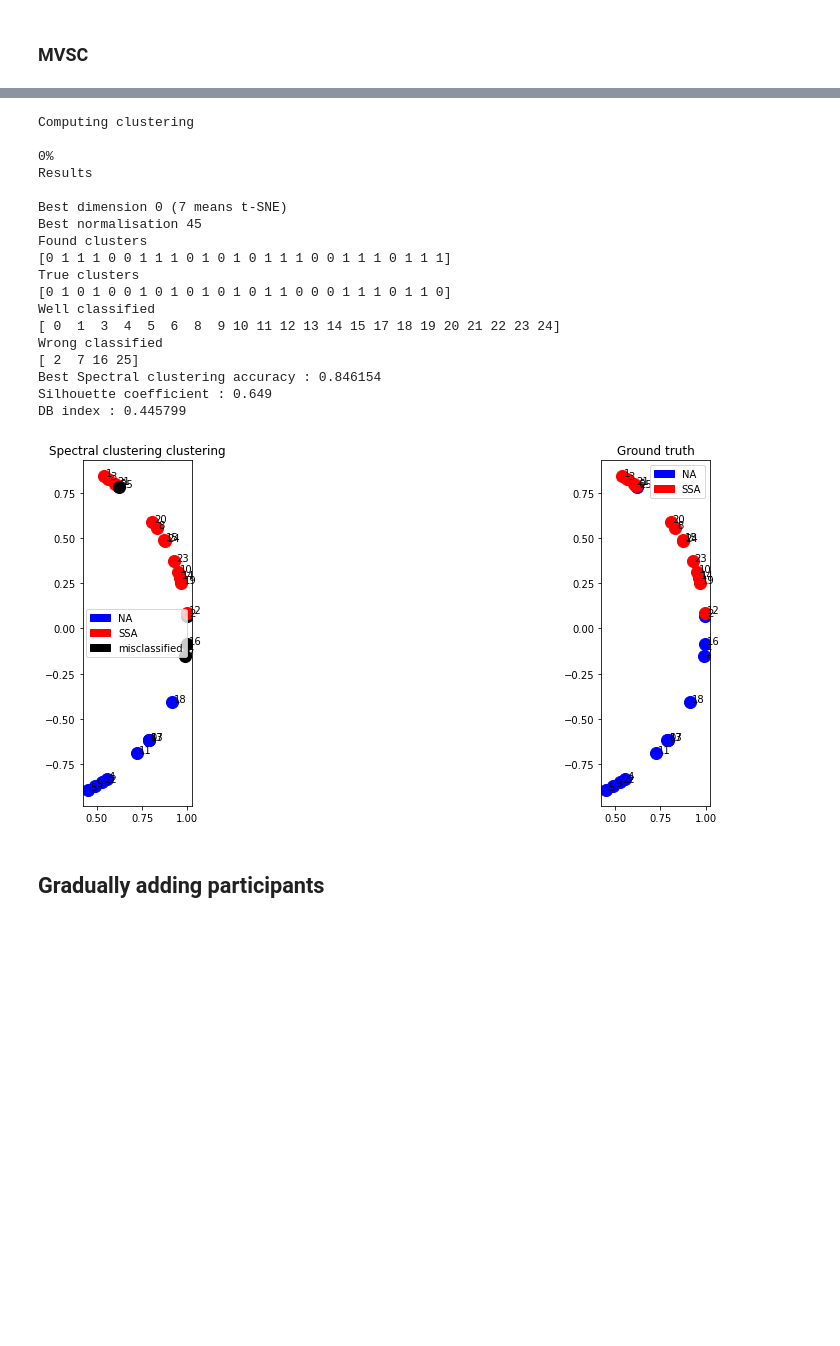
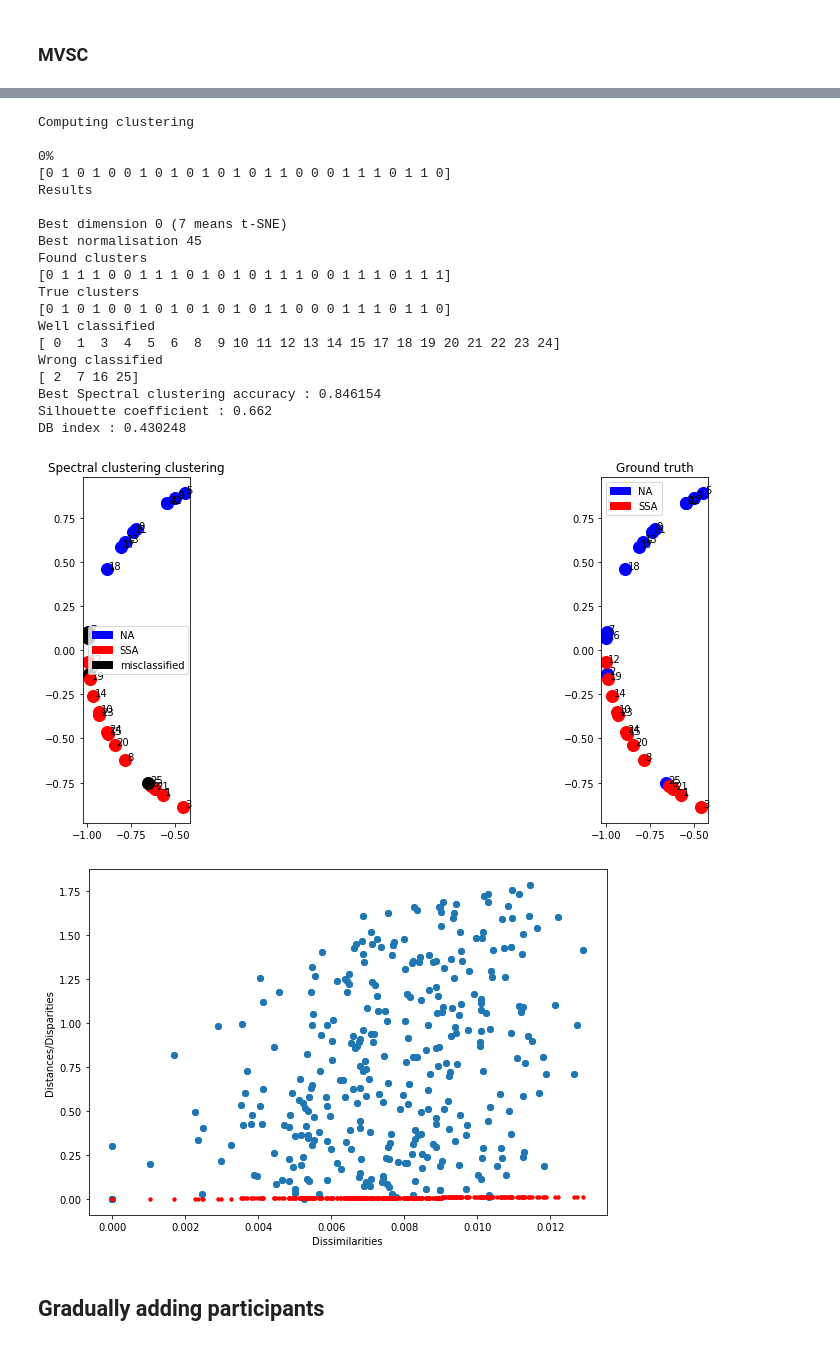
Before and after one commit to alexandremerasli/TFE, a Jupyter notebook: cluster_data.ipynb, the cells around one changed output, grey strips where cells are left out. Cells and saved outputs as stored; diff of their text form; code cells hidden in the pictures; blank space fills up the shorter version.

```diff
--- a/cluster_data.ipynb
+++ b/cluster_data.ipynb
@@ -1610,7 +1690,7 @@ for norm in np.linspace(1,45,2):
 from sklearn.cluster import KMeans
 
 mat = ['EEG','EDA','IBI']
-mat = ['EEG','EDA','IBI']
+mat = ['EDA','EEG']
 kmeans_result = MapMethodResults("k-means",random_init,n_neighbors = 2,nbParticipants=nbParticipants,mat=mat)
 kmeans = KMeans(n_clusters=2,n_init=100)
 kmeans_result.applyMethod(kmeans,dim=[10]) # 2D max I think, otherwise curse of dimensionnality
@@ -1618,6 +1698,7 @@ kmeans_result.applyMethod(kmeans,dim=[10]) # 2D max I think, otherwise curse of
 kmeans_result.twoClustersMethodResult()
 kmeans_result.showResultMap()
 plotPoints(kmeans_result.best_points,subjects=subjects,subjectsWithoutShift=subjectsWithoutShift)
+kmeans_result.shepardDiagram()
 #plt.scatter(kmeans.init[:,0],kmeans.init[:,1],s=200,marker='x') # if t-SNE and 1 coef
 print("DB index : %f " %kmeans_result.dbScore())
 #kmeans_result.writeProbaLabel()
@@ -1835,6 +1835,26 @@ class Results():
         self.singleRun = singleRun
         self.nbParticipants = nbParticipants
         self.mat = mat
+
+    def shepardDiagram(self):
+        plt.figure()
+        ax = plt.axes([0,0,1.2,1.2])
+        #ax.set_aspect(aspect='equal')
+
+        disparities = self.distance_matrix
+        order = np.lexsort((np.ravel(self.distance_matrix),np.ravel(disparities)))
+
+        computedDistances = pdist(self.best_points);
+        computedDistances = squareform(computedDistances);
+        computedDistances = euclidean_distances(self.best_points)
+
+        plt.scatter(np.ravel(self.distance_matrix),np.ravel(computedDistances))
+        plt.plot(np.ravel(self.distance_matrix)[order],np.ravel(disparities)[order],'r.')
+        plt.xlabel('Dissimilarities')
+        plt.ylabel('Distances/Disparities')
+        plt.title('')
+        corr = np.corrcoef(np.ravel(computedDistances),np.ravel(disparities))
+        return corr[1,0]
 
     def thresholdLabel(self):
         self.label = np.where(self.probaLabel<0.5,0,1)
@@ -1887,12 +1907,13 @@ class Results():
         for p in range(len(coefficients)):
             if (verbose):
                 print(str(int(p*100/len(coefficients))) + "%")
-            distance_matrix = computeDistanceMatrix(normalisation=coefficients[p],addCoef=add_coef)
+            self.distance_matrix = computeDistanceMatrix(normalisation=coefficients[p],addCoef=add_coef)
+            self.distance_matrix = computeDistanceMatrix(normalisation=1,addCoef=0,keepDiag=True)
 
             for i in dim: # Negative means PCoA, 7 means t-SNE, range(1,6) means metric MDS
                 if (isinstance(self,MapMethodResults)):
                     if (i<0):
-                        points = computePCoACoordinate(distance_matrix,n_comp=abs(i))
+                        points = computePCoACoordinate(self.distance_matrix,n_comp=abs(i))
                     elif (i==0):
                         # Not neighbors, rather number of clusters, but change mapping
                         points = computeMVSCCoordinate(self.n_neighbors,self.nbParticipants,self.mat)
@@ -1900,11 +1921,11 @@ class Results():
                         self.condition = condition[subjectsWithoutShift]
                         N = len(self.condition)
                     elif (i<int(N/4)+1):
-                        points,stress,disparities = computeMDSCoordinate(distance_matrix,i)
+                        points,stress,disparities = computeMDSCoordinate(self.distance_matrix,i)
                     elif (i==7):
-                        points = computeSNECoordinate(distance_matrix)
+                        points = computeSNECoordinate(self.distance_matrix)
                     elif (i==8):
-                        points = computeUMAPCoordinate(distance_matrix,self.sslLabel,n_neighbors=self.n_neighbors)
+                        points = computeUMAPCoordinate(self.distance_matrix,self.sslLabel,n_neighbors=self.n_neighbors)
                     elif (i==10):
                         points = computeMVMDSCoordinate(2,self.nbParticipants,self.mat,norm=self.n_neighbors)
                         self.condition = condition[subjectsWithoutShift]
@@ -1917,7 +1938,7 @@ class Results():
                     else:
                         meth = method.fit(points,self.sslLabel)
                 else:
-                    meth = method.fit(distance_matrix)
+                    meth = method.fit(self.distance_matrix)
 
                 if hasattr(meth, 'labels_'):
                     label = meth.labels_
@@ -2025,7 +2046,7 @@ class DistanceMethodResults(Results):
     def __init__(self,name,random_init,sslLabel=None,n_neighbors=3,condition=condition,nbParticipants=nbParticipants,singleRun=True,mat=[case]):
         Results.__init__(self,name,random_init,sslLabel,n_neighbors,condition,nbParticipants,singleRun,mat)
 
-class MapMethodResults(Results):
+class MapMethodResultsPrevious(Results):
 
     def __init__(self,name,random_init,sslLabel=None,n_neighbors=3,condition=condition,nbParticipants=nbParticipants,singleRun=True,mat=[case]):
         Results.__init__(self,name,random_init,sslLabel,n_neighbors,condition,nbParticipants,singleRun,mat)
@@ -2132,7 +2153,7 @@ acc = []
 mat = ['EEG','EDA','IBI','corrEEG','corrEDA','corrIBI']
 mat = ['EEG','EDA','IBI']
 for norm in normList:
-    kmeans_result = MapMethodResults("k-means",random_init,nbParticipants=nbParticipants,mat=mat,n_neighbors=norm)
+    kmeans_result = MapMethodResultsPrevious("k-means",random_init,nbParticipants=nbParticipants,mat=mat,n_neighbors=norm)
     kmeans = KMeans(n_clusters=2,n_init=100)
     kmeans_result.applyMethod(kmeans,dim=[10]) # 2D max I think, otherwise curse of dimensionnality
 
@@ -2279,6 +2300,7 @@ if (compute):
     kmeans_result.twoClustersMethodResult()
     kmeans_result.showResultMap()
     plotPoints(kmeans_result.best_points,subjects=subjects,subjectsWithoutShift=subjectsWithoutShift)
+    kmeans_result.shepardDiagram()
     #plt.scatter(kmeans.init[:,0],kmeans.init[:,1],s=200,marker='x') # if t-SNE and 1 coef
     print("DB index : %f " %kmeans_result.dbScore())
     #kmeans_result.writeProbaLabel()
@@ -2322,36 +2346,39 @@ if (compute):
 # Show results
 if (compute):
     kmeans_result.twoClustersMethodResult()
     kmeans_result.showResultMap()
     plotPoints(kmeans_result.best_points,subjects=subjects,subjectsWithoutShift=subjectsWithoutShift)
+    kmeans_result.shepardDiagram()
     #plt.scatter(kmeans.init[:,0],kmeans.init[:,1],s=200,marker='x') # if t-SNE and 1 coef
     print("DB index : %f " %kmeans_result.dbScore())
     #kmeans_result.writeProbaLabel()
     if 'k-means' not in methodUsed:
         accuracyVect = np.append(accuracyVect,kmeans_result.best_accuracy)
         SCVect = np.append(SCVect,kmeans_result.SC)
         methodUsed = np.append(methodUsed,'k-means')
         prior = np.append(prior,('t-SNE')*(kmeans_result.best_dim==7)+('PCoA '+str(abs(kmeans_result.best_dim)))*(kmeans_result.best_dim<0)+('MDS '+str(dim))*(kmeans_result.best_dim<7)*(kmeans_result.best_dim>0))
 # %% [output]
 Computing clustering
 
 0%
+[0 1 0 1 0 0 1 0 1 0 1 0 1 0 1 1 0 0 0 1 1 1 0 1 1 0]
 Results
 
 Best dimension 0 (7 means t-SNE)
 Best normalisation 45
 Found clusters
 [0 1 1 1 0 0 1 1 1 0 1 0 1 0 1 1 1 0 0 1 1 1 0 1 1 1]
 True clusters
 [0 1 0 1 0 0 1 0 1 0 1 0 1 0 1 1 0 0 0 1 1 1 0 1 1 0]
 Well classified
 [ 0  1  3  4  5  6  8  9 10 11 12 13 14 15 17 18 19 20 21 22 23 24]
 Wrong classified
 [ 2  7 16 25]
 Best Spectral clustering accuracy : 0.846154
-Silhouette coefficient : 0.649
-DB index : 0.445799
+Silhouette coefficient : 0.662
+DB index : 0.430248
-[figure, old version]
+[figure, new version]
+[figure, added]
 # %% [markdown]
 ## Gradually adding participants
 # %%
```
Also changed, not shown: parts of 61 cells of this notebook.
